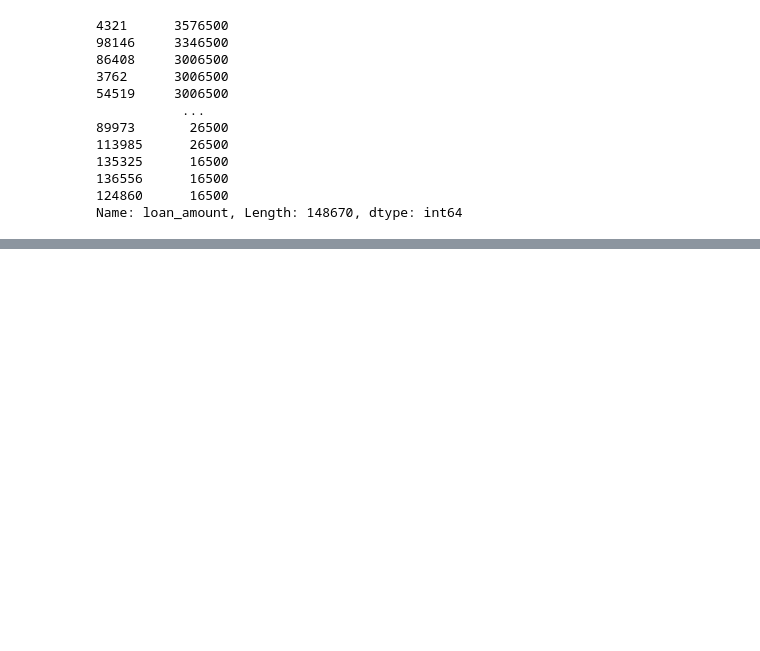
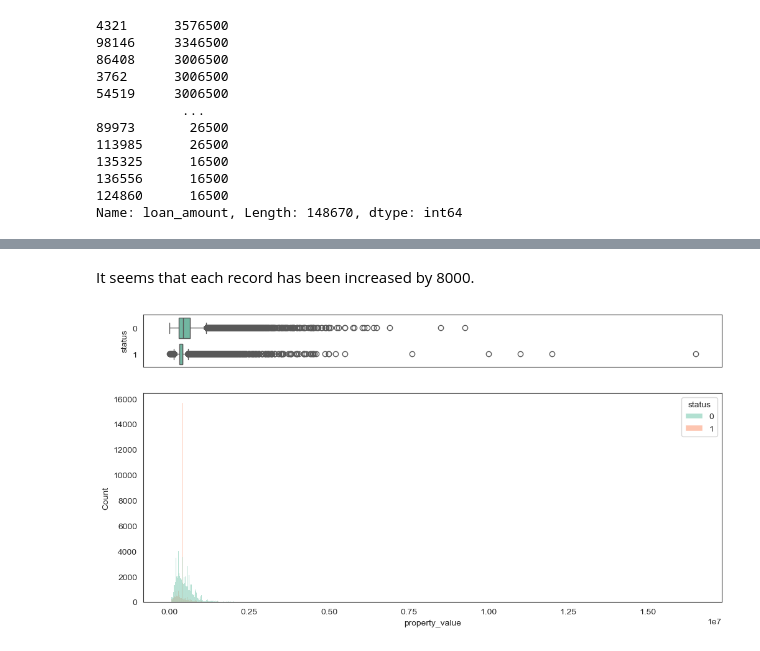
Before and after one commit to Hoale2908/Mortgage_Loans_Data_Preprocessing, a Jupyter notebook: code.ipynb, the cells around one changed output, grey strips where cells are left out. Saved outputs shown, nothing was run; the diff lists cells and outputs as text; code cells hidden in the pictures; blank space fills up the shorter version.

```diff
--- a/code.ipynb
+++ b/code.ipynb
@@ -272,2 +293,16 @@ df['property_value'].sort_values(ascending=False)
+# %% [markdown]
+It seems that each record has been increased by 8000.
 # %%
 df['property_value'] = df['property_value']-8000
+# %%
+f, (ax_box, ax_hist) = plt.subplots(2, sharex=True, gridspec_kw={"height_ratios": (.2, .8)},figsize=(12,6))
+
+# assigning a graph to each ax
+sns.boxplot(df, x='property_value', y='status', orient='h', ax=ax_box)
+sns.histplot(df, x='property_value', hue='status', ax=ax_hist)
+
+# Remove x axis name for the boxplot
+ax_box.set(xlabel='')
+plt.show()
+# %% [output]
+[figure, added]
```
Also changed, not shown: parts of 60 cells of this notebook, 1 other file.
